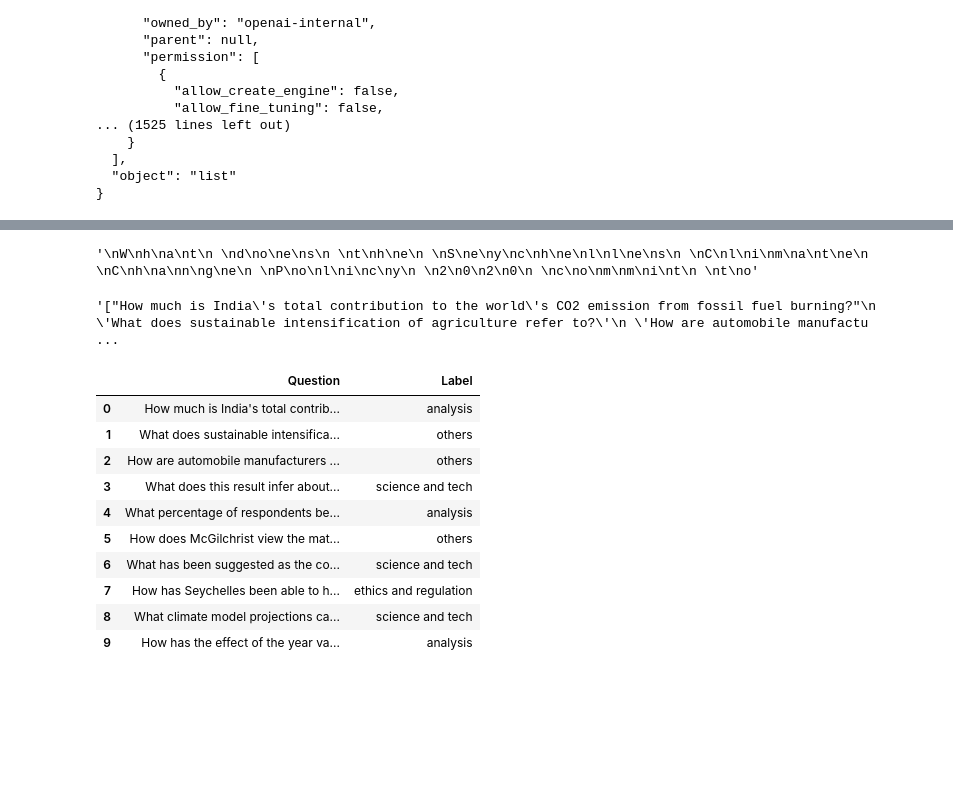
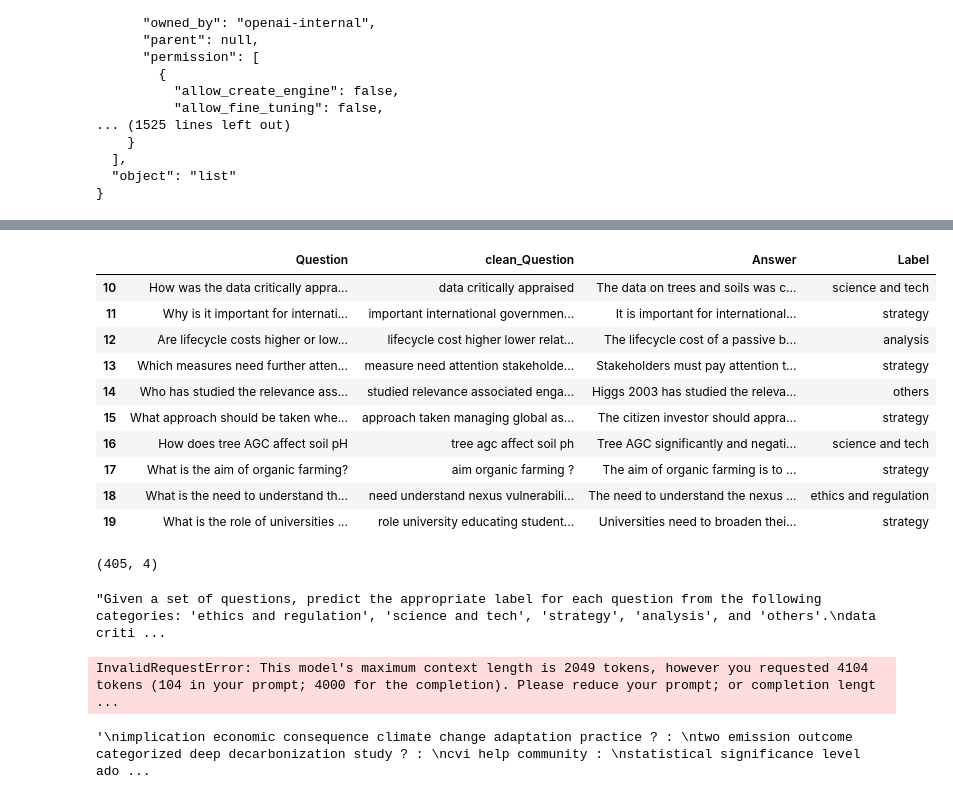
Before and after one commit to TiiQu-Network/QnA-labelling-LSTM, a Jupyter notebook: prediction_balanced_data.ipynb, the cells around one changed output, grey strips where cells are left out. Saved outputs shown, nothing was run; the diff lists cells and outputs as text; code cells hidden in the pictures; blank space fills up the shorter version.

Commit message:
Testing GPT-3 models

```diff
--- a/prediction_balanced_data.ipynb
+++ b/prediction_balanced_data.ipynb
@@ -1933,4 +1928,0 @@ for i in train_data['Question'].values[10]:
-# %%
-text
-# %% [output]
-'\nW\nh\na\nt\n \nd\no\ne\ns\n \nt\nh\ne\n \nS\ne\ny\nc\nh\ne\nl\nl\ne\ns\n \nC\nl\ni\nm\na\nt\ne\n \nC\nh\na\nn\ng\ne\n \nP\no\nl\ni\nc\ny\n \n2\n0\n2\n0\n \nc\no\nm\nm\ni\nt\n \nt\no'
@@ -1948,18 +1929,14 @@ response = openai.Completion.create(
-# %%
-str(train_data['Question'].values)
-# %% [output]
-'["How much is India\'s total contribution to the world\'s CO2 emission from fossil fuel burning?"\n \'What does sustainable intensification of agriculture refer to?\'\n \'How are automobile manufactu ...
 # %%
-train_data[['Question', 'Label']][:10]
+train_data[10:20]
 # %% [output]
-|  | Question | Label |
-| 0 | How much is India's total contrib... | analysis |
-| 1 | What does sustainable intensifica... | others |
-| 2 | How are automobile manufacturers ... | others |
-| 3 | What does this result infer about... | science and tech |
-| 4 | What percentage of respondents be... | analysis |
-| 5 | How does McGilchrist view the mat... | others |
-| 6 | What has been suggested as the co... | science and tech |
-| 7 | How has Seychelles been able to h... | ethics and regulation |
-| 8 | What climate model projections ca... | science and tech |
-| 9 | How has the effect of the year va... | analysis |
+|  | Question | clean_Question | Answer | Label |
+| 10 | How was the data critically appra... | data critically appraised | The data on trees and soils was c... | science and tech |
+| 11 | Why is it important for internati... | important international governmen... | It is important for international... | strategy |
+| 12 | Are lifecycle costs higher or low... | lifecycle cost higher lower relat... | The lifecycle cost of a passive b... | analysis |
+| 13 | Which measures need further atten... | measure need attention stakeholde... | Stakeholders must pay attention t... | strategy |
+| 14 | Who has studied the relevance ass... | studied relevance associated enga... | Higgs 2003 has studied the releva... | others |
+| 15 | What approach should be taken whe... | approach taken managing global as... | The citizen investor should appra... | strategy |
+| 16 | How does tree AGC affect soil pH | tree agc affect soil ph | Tree AGC significantly and negati... | science and tech |
+| 17 | What is the aim of organic farming? | aim organic farming ? | The aim of organic farming is to ... | strategy |
+| 18 | What is the need to understand th... | need understand nexus vulnerabili... | The need to understand the nexus ... | ethics and regulation |
+| 19 | What is the role of universities ... | role university educating student... | Universities need to broaden thei... | strategy |
@@ -1965,0 +1952,28 @@ train_data[['Question', 'Label']][:10]
+# %%
+validation.shape
+# %% [output]
+(405, 4)
+# %%
+# define the prompt
+prompt = "Given a set of questions, predict the appropriate label for each question from the following categories: 'ethics and regulation', 'science and tech', 'strategy', 'analysis', and 'others'."
+prompt += val_string
+prompt
+# %% [output]
+"Given a set of questions, predict the appropriate label for each question from the following categories: 'ethics and regulation', 'science and tech', 'strategy', 'analysis', and 'others'.\ndata criti ...
+# %%
+l = ['ethics and regulation', 'strategy', 'science and tech', 'analysis', 'others']
+response = openai.Completion.create(
+  model="text-davinvci-003",
+  prompt=prompt,
+  temperature=0.9,
+  max_tokens=4000,
+  top_p=1,
+  frequency_penalty=0,
+  presence_penalty=0
+)
+# %% [output]
+InvalidRequestError: This model's maximum context length is 2049 tokens, however you requested 4104 tokens (104 in your prompt; 4000 for the completion). Please reduce your prompt; or completion lengt ...
+# %%
+val_string
+# %% [output]
+'\nimplication economic consequence climate change adaptation practice ? : \ntwo emission outcome categorized deep decarbonization study ? : \ncvi help community : \nstatistical significance level ado ...
```
Also changed, not shown: parts of 8 cells of this notebook.
